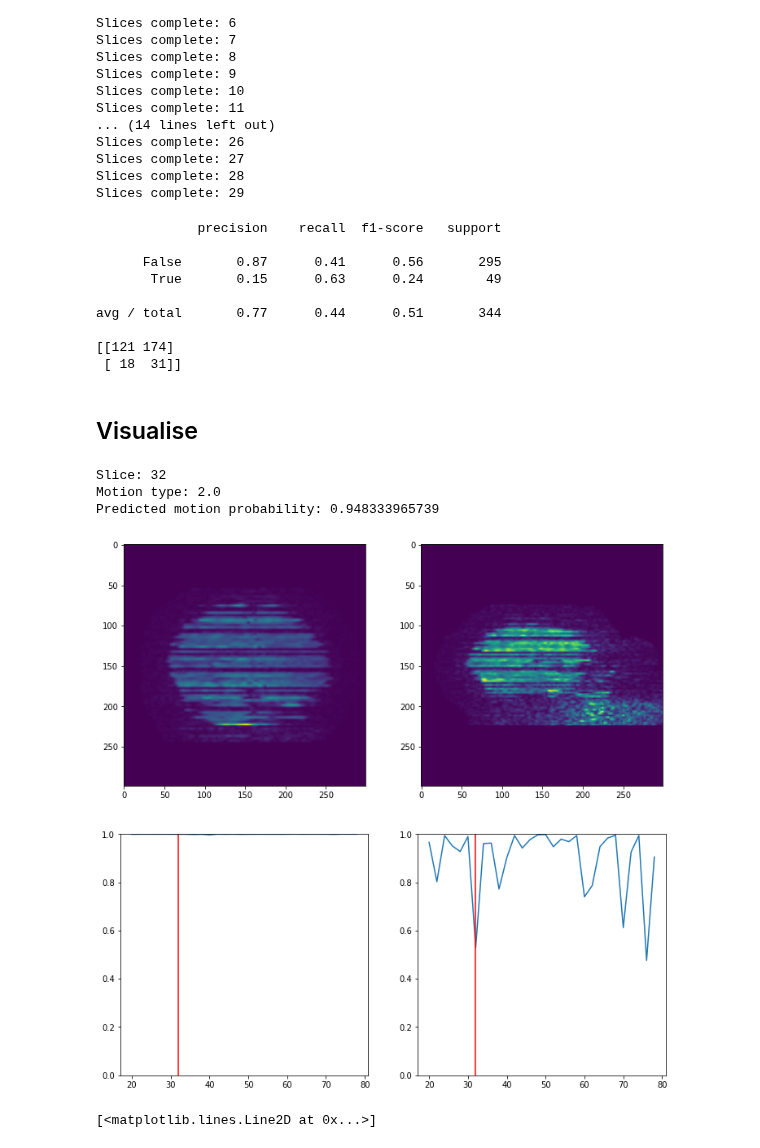
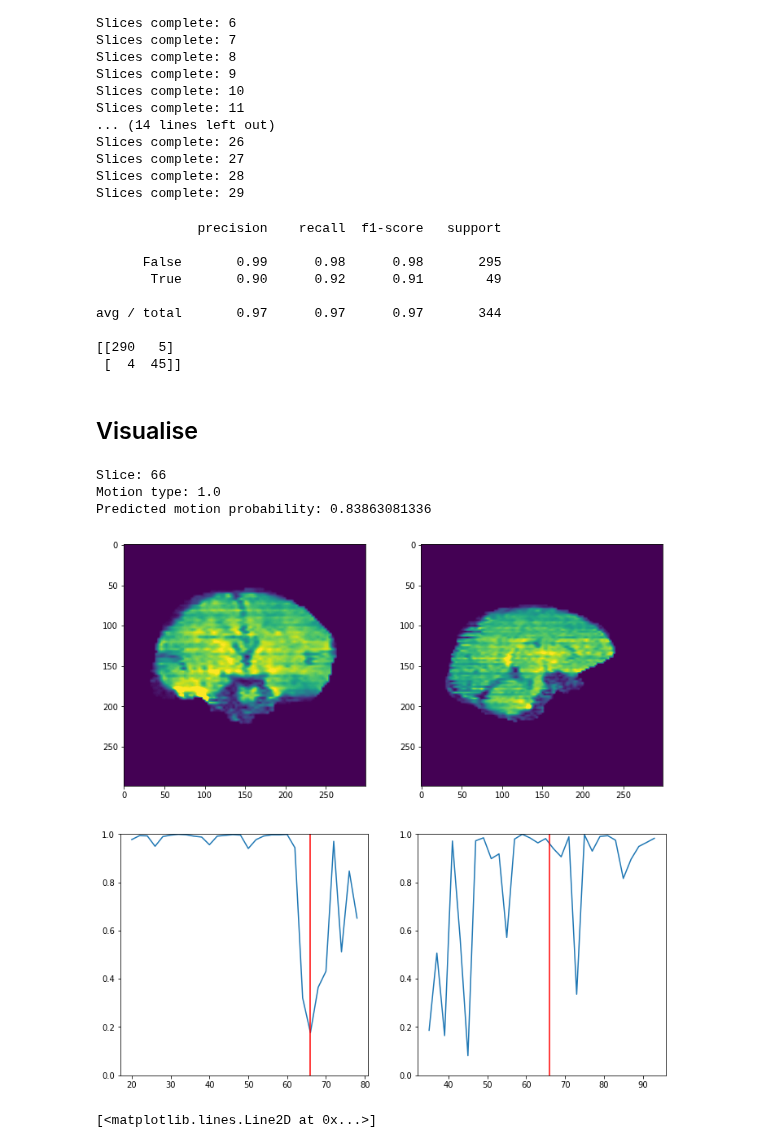
Before and after one commit to marksgraham/deep-qc, a Jupyter notebook: code/test_real.ipynb, the cells around one changed output. Cells and saved outputs as stored; diff of their text form; code cells hidden in the pictures.

Commit message:
Added percentile-based image scaling

```diff
--- a/code/test_real.ipynb
+++ b/code/test_real.ipynb
@@ -41,6 +43,9 @@ def preprocess_data_coronal(X,target_height=299,target_width=299, base_slice=64,
     if rescale == True:
         X_preprocessed = X_preprocessed.astype(np.float32)
         X_preprocessed/= 255
+        percentile =np.percentile(X_preprocessed,99.5)
+        #X_preprocessed[X_preprocessed>percentile] = percentile
+        X_preprocessed/=percentile
         X_preprocessed -= 0.5
         X_preprocessed *= 2.
     return X_preprocessed
@@ -70,8 +75,12 @@ def preprocess_data_saggital(X,target_height=299,target_width=299, base_slice=64
     if rescale == True:
         X_preprocessed = X_preprocessed.astype(np.float32)
         X_preprocessed/= 255
+        percentile =np.percentile(X_preprocessed,99.9)
+        X_preprocessed[X_preprocessed>percentile] = percentile
+        X_preprocessed/=percentile
         X_preprocessed -= 0.5
         X_preprocessed *= 2.
+
     return X_preprocessed
 
 def pad_image(image,pad_max):
@@ -98,7 +107,7 @@ def fetch_real_data(base_dir,num_subjects,min_subject=0):
     y_subject = np.zeros(num_vols)
     for subject_index, subject_number in enumerate(subject_list):
         if subject_index < num_subjects and subject_index >= min_subject:
-            data_path = os.path.join(base_dir,subject_number,'dwi_masked.nii.gz')
+            data_path = os.path.join(base_dir,subject_number,'dwi.nii.gz')
             if os.path.isfile(data_path):
                 data_header = nib.load(data_path)
                 X_subject = data_header.get_data()
@@ -109,6 +118,16 @@ def fetch_real_data(base_dir,num_subjects,min_subject=0):
                 y[start_index:end_index] = y_subject
                 counter += 1
     return X,y
+
+def preprocess_input_scaling(x):
+        x=x.astype(np.float32)
+        x /= 255.
+        percentile =np.percentile(x,99.9)
+        x[x>percentile] = percentile
+        x/=percentile
+        x -= 0.5
+        x *= 2.
+        return x
 # %%
 test_vols= 172*8
 
@@ -167,7 +188,6 @@ from keras import models
 model_saggital=   models.load_model('keras_logs/2017-10-09-13-45-17.epoch29-lossval0.20.hdf5')
 #Best real:
 #model_saggital=   models.load_model('keras_logs/real2017-10-11-14-38-31.epoch29-lossval0.23.hdf5')
-
 
 model_coronal = model_saggital
 
@@ -189,7 +209,7 @@ validation_generator = ImageDataGenerator(
     horizontal_flip=False,
     vertical_flip=False,
     rescale=None,
-    preprocessing_function=preprocess_input,
+    preprocessing_function=preprocess_input_scaling,
     data_format='channels_last',)
 
 num_slices = 30
@@ -232,23 +252,23 @@ Slices complete: 27
 Slices complete: 28
 Slices complete: 29
 # %%
-#predictions_combined = np.concatenate((model_predictions_coronal,model_predictions_saggital),axis=1)
-predictions_combined = model_predictions_saggital
+predictions_combined = np.concatenate((model_predictions_coronal,model_predictions_saggital),axis=1)
+#predictions_combined = model_predictions_saggital
 
-y_pred = np.mean(predictions_combined,axis=1) > 0.9
+y_pred = np.mean(predictions_combined,axis=1) > 0.96
 
 print(classification_report((y!=0),y_pred))
 print(confusion_matrix((y!=0),y_pred))
 # %% [output]
              precision    recall  f1-score   support
 
-      False       0.87      0.41      0.56       295
-       True       0.15      0.63      0.24        49
+      False       0.99      0.98      0.98       295
+       True       0.90      0.92      0.91        49
 
-avg / total       0.77      0.44      0.51       344
+avg / total       0.97      0.97      0.97       344
 
-[[121 174]
- [ 18  31]]
+[[290   5]
+ [  4  45]]
 # %% [markdown]
 ## Visualise
 # %%
@@ -265,37 +285,37 @@ ind_false_neg = [indx for indx,y in enumerate(y_val) if (y_val[indx] == 1) and (
 ind_false_pos = [indx for indx,y in enumerate(y_val) if (y_val[indx] == 0) and (y_pred_val[indx] == 1) ]
 # %%
 plt.figure(figsize=(12,12))
-index =5
-slice_= 32
+index =3
+slice_= 66
 index2 = ind_false_neg[index]
 
 X_preprocessed_coronal = preprocess_data_coronal(np.expand_dims(X[index2,10:110,:,:],axis=0),base_slice = slice_,rescale=True)
 X_preprocessed_saggital = preprocess_data_saggital(np.expand_dims(X[index2,:,:,:],axis=0),base_slice = slice_,rescale=True)
 plt.subplot(2,2,1)
-plt.imshow(np.rot90(X_preprocessed_coronal[0,:,:,0]))
+plt.imshow(np.rot90(X_preprocessed_coronal[0,:,:,0]),vmin=-1,vmax=1)
 plt.subplot(2,2,2)
-plt.imshow(np.rot90(X_preprocessed_saggital[0,:,:,0]))
+plt.imshow(np.rot90(X_preprocessed_saggital[0,:,:,0]),vmin=-1,vmax=1)
 plt.subplot(2,2,3)
 x_slices = 20+2*np.linspace(0,29,30)
 plt.plot(x_slices,model_predictions_coronal[index2,:])
 plt.hold
 plt.plot([slice_,slice_],[0,1],'r')
 plt.ylim(0,1)
 plt.subplot(2,2,4)
-x_slices = 20+2*np.linspace(0,29,30)
+x_slices = 35+2*np.linspace(0,29,30)
 plt.plot(x_slices,model_predictions_saggital[index2,:])
 plt.hold
 plt.plot([slice_,slice_],[0,1],'r')
 plt.ylim(0,1)
 
 print('Slice:',slice_)
 print('Motion type:',y[index2])
 print('Predicted motion probability:',np.mean(predictions_combined[index2,:]))
 # %% [output]
-Slice: 32
-Motion type: 2.0
-Predicted motion probability: 0.948333965739
+Slice: 66
+Motion type: 1.0
+Predicted motion probability: 0.83863081336
-[figure, old version]
+[figure, new version]
 # %%
 plt.plot(np.mean(predictions_combined[ind_true_neg,:],axis=1))
 # %% [output]
```
Also changed, not shown: parts of 3 cells of this notebook.
